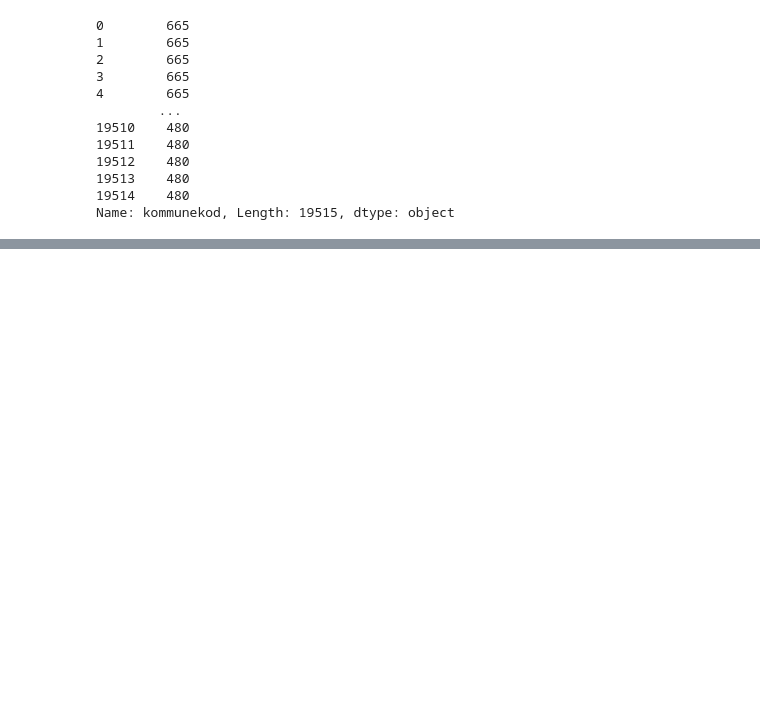
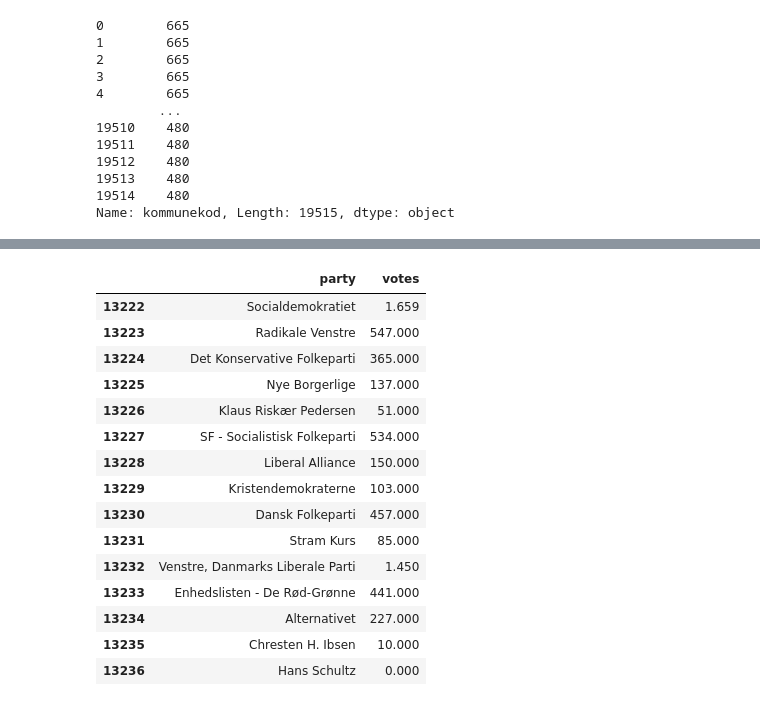
Before and after one commit to ansofol/isds2020_gruppe_63, a Jupyter notebook: exam_project/merge_data.ipynb, the cells around one changed output, grey strips where cells are left out. Saved outputs shown, nothing was run; the diff lists cells and outputs as text; code cells hidden in the pictures; blank space fills up the shorter version.

Commit message:
fix vote count formatting

```diff
--- a/exam_project/merge_data.ipynb
+++ b/exam_project/merge_data.ipynb
@@ -202,0 +190,23 @@ all_2019.columns
+# %%
+all_2019.columns = all_2019.columns.str.lower()
+
+col_vars = ['objectid','navn_x', 'afstemni00','kommunekod', 'institutionsnummer', 'karakter', 'soc_ref', 'postnr', 'navn_y', 'institutionstype2', 'institutionstype3', 'year_x', 'salgspris', 'party', 'votes', 'eligible_count', 'blank', 'invalid', 'total_valid', 'total_casted', 'time_stamp', 'names', 'constituency', 'voting_area', 'municipality', 'disindk', 'kriminelitet', 'lavindk', 'skilsmisser', 'andel_indv']
+
+all_2019[all_2019['refs'] == 'F809746006.htm'][['party', 'votes']]
+# %% [output]
+|  | party | votes |
+| 13222 | Socialdemokratiet | 1.659 |
+| 13223 | Radikale Venstre | 547.000 |
+| 13224 | Det Konservative Folkeparti | 365.000 |
+| 13225 | Nye Borgerlige | 137.000 |
+| 13226 | Klaus Riskær Pedersen | 51.000 |
+| 13227 | SF - Socialistisk Folkeparti | 534.000 |
+| 13228 | Liberal Alliance | 150.000 |
+| 13229 | Kristendemokraterne | 103.000 |
+| 13230 | Dansk Folkeparti | 457.000 |
+| 13231 | Stram Kurs | 85.000 |
+| 13232 | Venstre, Danmarks Liberale Parti | 1.450 |
+| 13233 | Enhedslisten - De Rød-Grønne | 441.000 |
+| 13234 | Alternativet | 227.000 |
+| 13235 | Chresten H. Ibsen | 10.000 |
+| 13236 | Hans Schultz | 0.000 |
```
Also changed, not shown: parts of 16 cells of this notebook, 4 other files.
